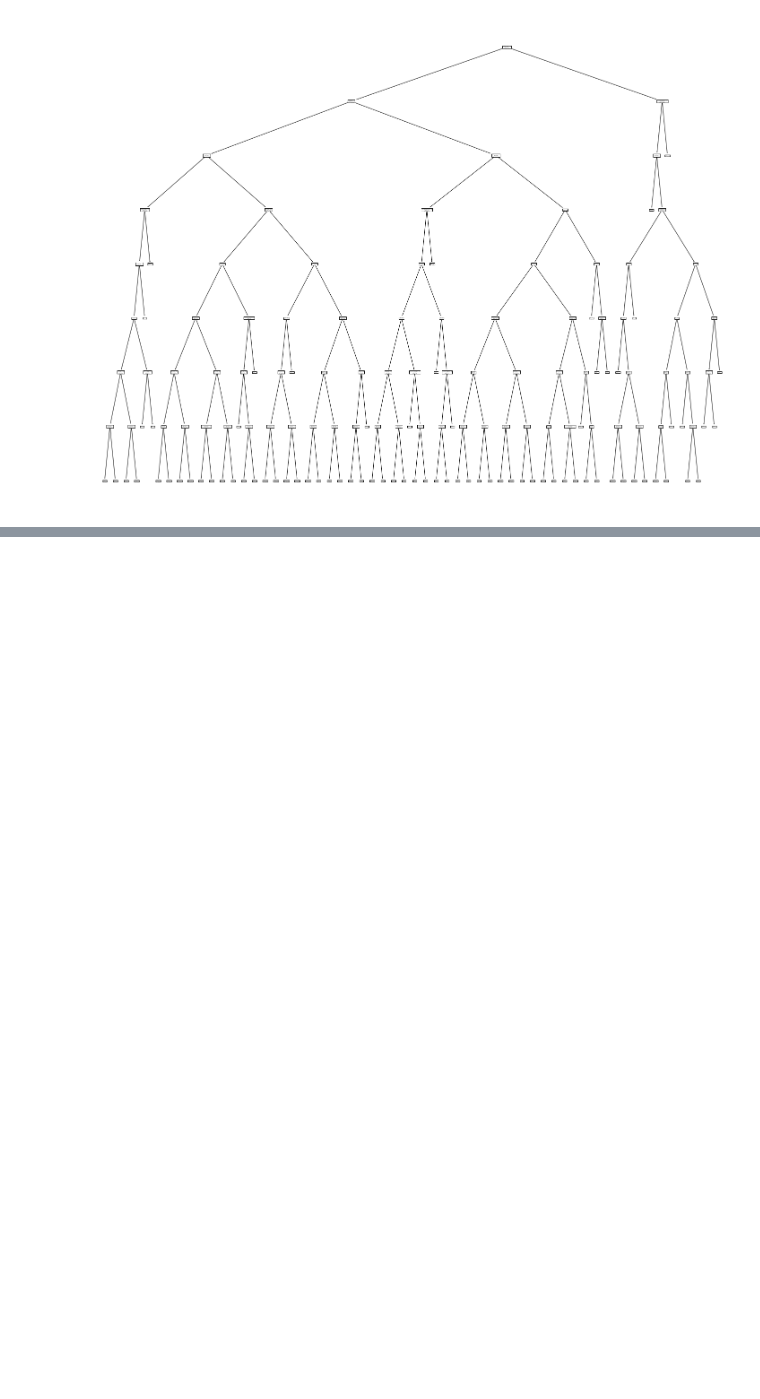
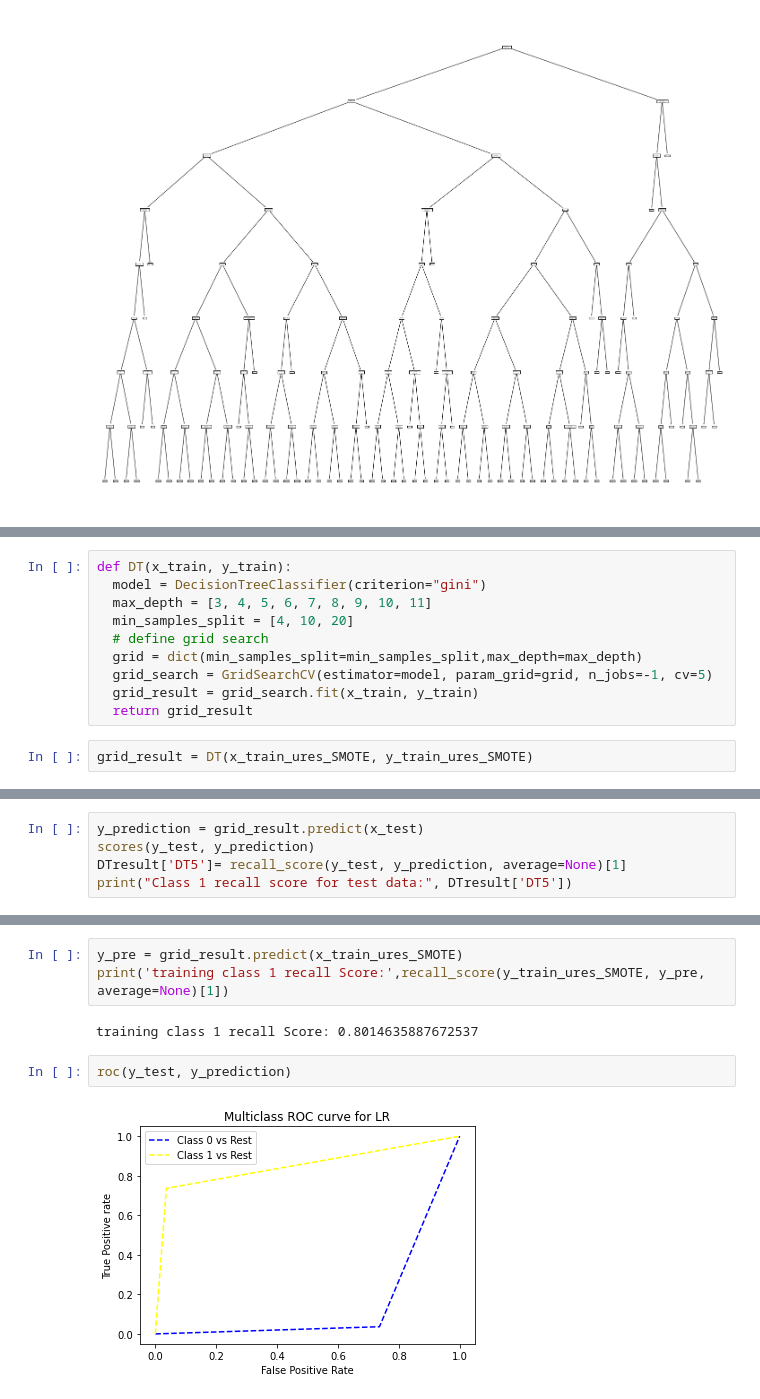
Before and after one commit to divya-medarametla/CMPE-255-Credit_Hazard-Forecasting, a Jupyter notebook: CMPE_255_Final.ipynb, the cells around one changed output, grey strips where cells are left out. Cells and saved outputs as stored; diff of their text form; blank space fills up the shorter version.

```diff
--- a/CMPE_255_Final.ipynb
+++ b/CMPE_255_Final.ipynb
@@ -1115,0 +1293,12 @@ fig = plot_tree(grid_result.best_estimator_, feature_names=features.keys())
+# %%
+def DT(x_train, y_train):
+  model = DecisionTreeClassifier(criterion="gini")
+  max_depth = [3, 4, 5, 6, 7, 8, 9, 10, 11]
+  min_samples_split = [4, 10, 20]
+  # define grid search
+  grid = dict(min_samples_split=min_samples_split,max_depth=max_depth)
+  grid_search = GridSearchCV(estimator=model, param_grid=grid, n_jobs=-1, cv=5)
+  grid_result = grid_search.fit(x_train, y_train)
+  return grid_result
+# %%
+grid_result = DT(x_train_ures_SMOTE, y_train_ures_SMOTE)
@@ -1115,0 +1325,5 @@ fig = plot_tree(grid_result.best_estimator_, feature_names=features.keys())
+# %%
+y_prediction = grid_result.predict(x_test)
+scores(y_test, y_prediction)
+DTresult['DT5']= recall_score(y_test, y_prediction, average=None)[1]
+print("Class 1 recall score for test data:", DTresult['DT5'])
@@ -1115,0 +1351,9 @@ fig = plot_tree(grid_result.best_estimator_, feature_names=features.keys())
+# %%
+y_pre = grid_result.predict(x_train_ures_SMOTE)
+print('training class 1 recall Score:',recall_score(y_train_ures_SMOTE, y_pre, average=None)[1])
+# %% [output]
+training class 1 recall Score: 0.8014635887672537
+# %%
+roc(y_test, y_prediction)
+# %% [output]
+[figure, added]
```
Also changed, not shown: parts of 33 cells of this notebook.
